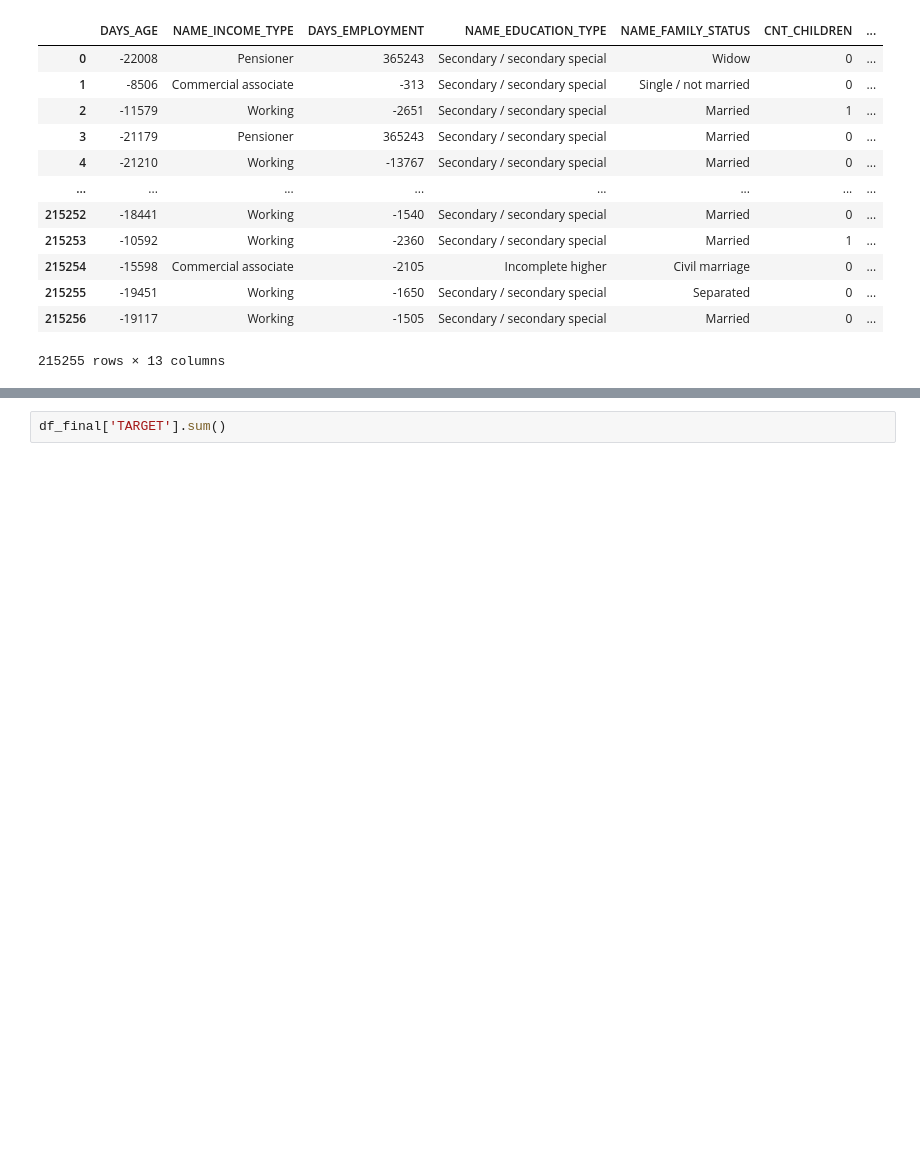
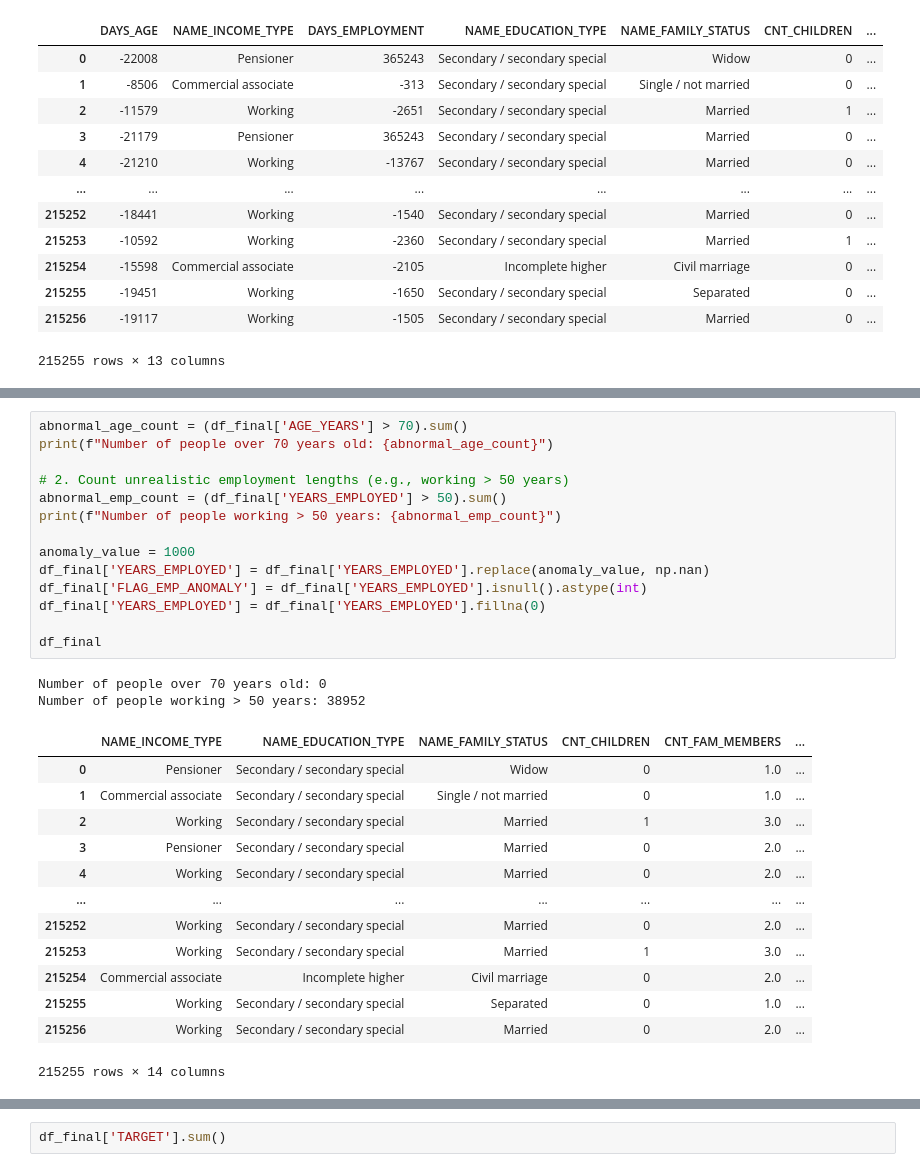
Before and after one commit to DvectorPrime/lendiq, a Jupyter notebook: ml-service/notebooks/Data Cleaning and EDA.ipynb, the cells around one changed output, grey strips where cells are left out. Drawn from its saved outputs; the diff is of its cells as text; blank space fills up the shorter version.

```diff
--- a/ml-service/notebooks/sample.ipynb
+++ b/ml-service/notebooks/Data Cleaning and EDA.ipynb
@@ -153,0 +202,30 @@ df_final
+# %%
+abnormal_age_count = (df_final['AGE_YEARS'] > 70).sum()
+print(f"Number of people over 70 years old: {abnormal_age_count}")
+
+# 2. Count unrealistic employment lengths (e.g., working > 50 years)
+abnormal_emp_count = (df_final['YEARS_EMPLOYED'] > 50).sum()
+print(f"Number of people working > 50 years: {abnormal_emp_count}")
+
+anomaly_value = 1000
+df_final['YEARS_EMPLOYED'] = df_final['YEARS_EMPLOYED'].replace(anomaly_value, np.nan)
+df_final['FLAG_EMP_ANOMALY'] = df_final['YEARS_EMPLOYED'].isnull().astype(int)
+df_final['YEARS_EMPLOYED'] = df_final['YEARS_EMPLOYED'].fillna(0)
+
+df_final
+# %% [output]
+Number of people over 70 years old: 0
+Number of people working > 50 years: 38952
+|  | NAME_INCOME_TYPE | NAME_EDUCATION_TYPE | NAME_FAMILY_STATUS | CNT_CHILDREN | CNT_FAM_MEMBERS | ... |
+| 0 | Pensioner | Secondary / secondary special | Widow | 0 | 1.0 | ... |
+| 1 | Commercial associate | Secondary / secondary special | Single / not married | 0 | 1.0 | ... |
+| 2 | Working | Secondary / secondary special | Married | 1 | 3.0 | ... |
+| 3 | Pensioner | Secondary / secondary special | Married | 0 | 2.0 | ... |
+| 4 | Working | Secondary / secondary special | Married | 0 | 2.0 | ... |
+| ... | ... | ... | ... | ... | ... | ... |
+| 215252 | Working | Secondary / secondary special | Married | 0 | 2.0 | ... |
+| 215253 | Working | Secondary / secondary special | Married | 1 | 3.0 | ... |
+| 215254 | Commercial associate | Incomplete higher | Civil marriage | 0 | 2.0 | ... |
+| 215255 | Working | Secondary / secondary special | Separated | 0 | 1.0 | ... |
+| 215256 | Working | Secondary / secondary special | Married | 0 | 2.0 | ... |
+215255 rows × 14 columns
```
Also changed, not shown: parts of 9 cells of this notebook.
